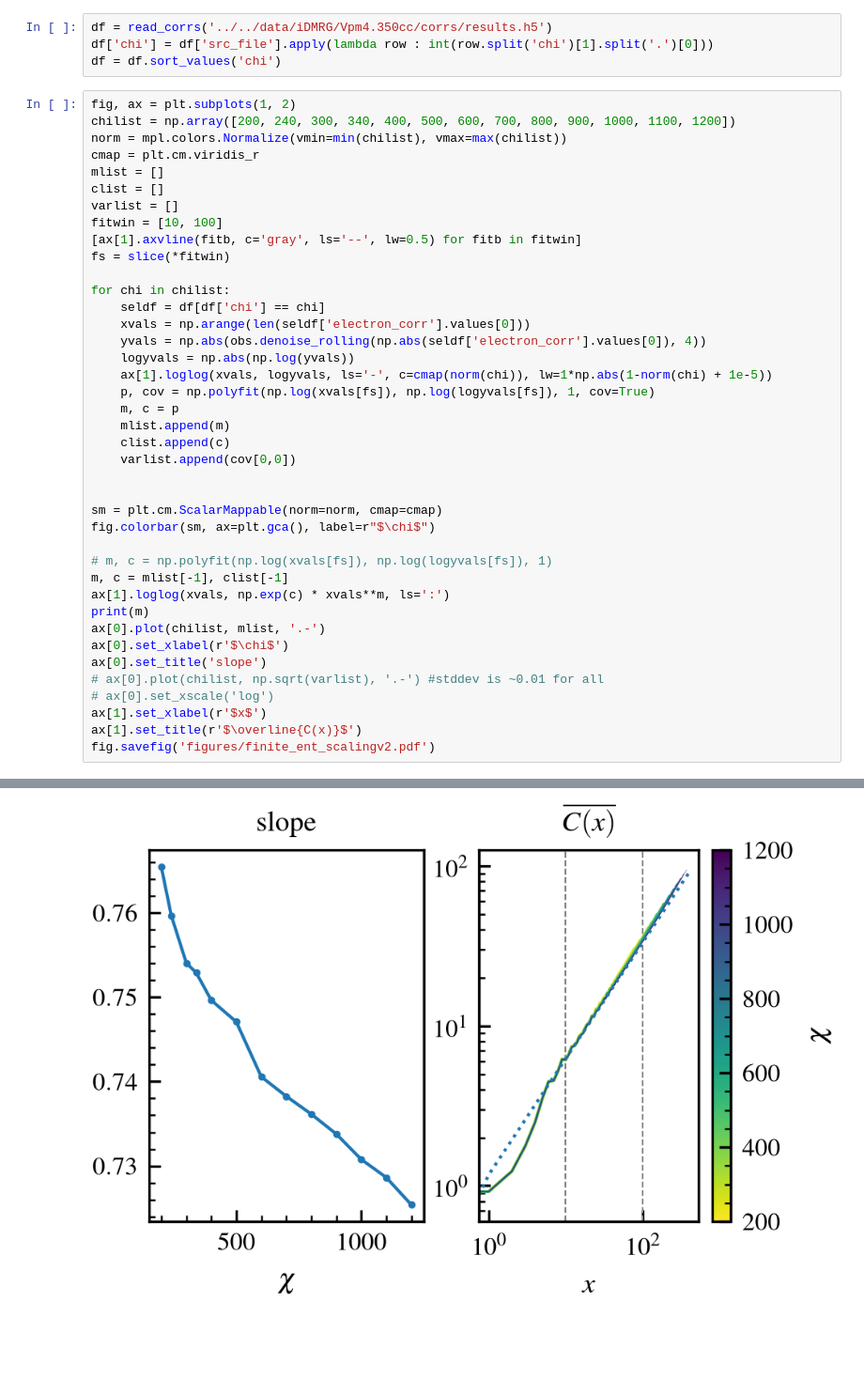
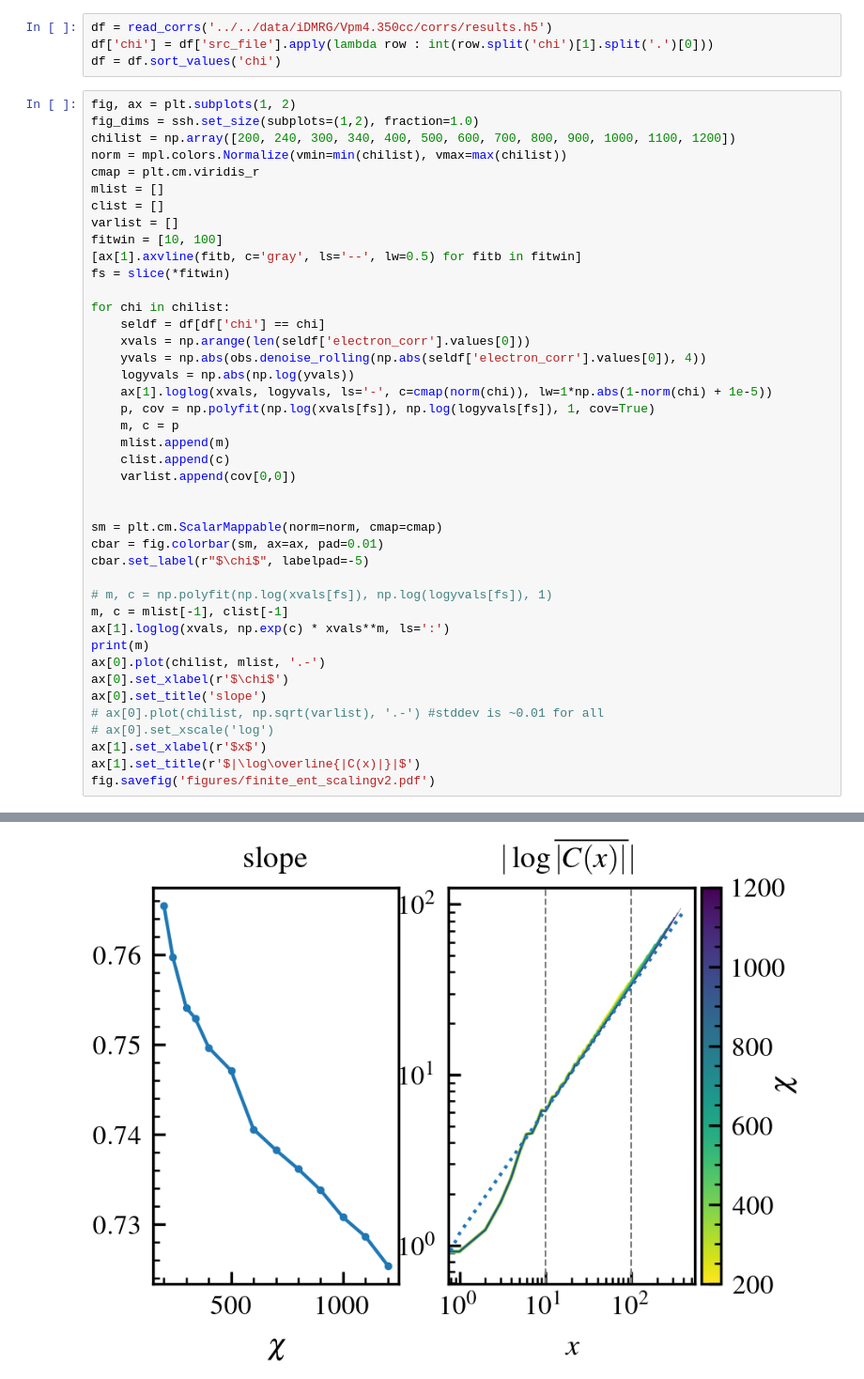
Before and after one commit to aravindhshankar/Spin1LongRangeOrder.jl, a Jupyter notebook: python/figmaker/finite_ent_scaling_fit.ipynb, the cells around one changed output, grey strips where cells are left out. Shown at 94% size. Cells and saved outputs as stored; diff of their text form; blank space fills up the shorter version.

```diff
--- a/python/figmaker/finite_ent_scaling_fit.ipynb
+++ b/python/figmaker/finite_ent_scaling_fit.ipynb
@@ -116,6 +116,7 @@ df['chi'] = df['src_file'].apply(lambda row : int(row.split('chi')[1].split('.')
 df = df.sort_values('chi')
 # %%
 fig, ax = plt.subplots(1, 2)
+fig_dims = ssh.set_size(subplots=(1,2), fraction=1.0)
 chilist = np.array([200, 240, 300, 340, 400, 500, 600, 700, 800, 900, 1000, 1100, 1200])
 norm = mpl.colors.Normalize(vmin=min(chilist), vmax=max(chilist))
 cmap = plt.cm.viridis_r
@@ -140,7 +141,8 @@ for chi in chilist:
 
 
 sm = plt.cm.ScalarMappable(norm=norm, cmap=cmap)
-fig.colorbar(sm, ax=plt.gca(), label=r"$\chi$")
+cbar = fig.colorbar(sm, ax=ax, pad=0.01)
+cbar.set_label(r"$\chi$", labelpad=-5)
 
 # m, c = np.polyfit(np.log(xvals[fs]), np.log(logyvals[fs]), 1)
 m, c = mlist[-1], clist[-1]
@@ -152,6 +154,6 @@ ax[0].set_title('slope')
 # ax[0].plot(chilist, np.sqrt(varlist), '.-') #stddev is ~0.01 for all
 # ax[0].set_xscale('log')
 ax[1].set_xlabel(r'$x$')
-ax[1].set_title(r'$\overline{C(x)}$')
+ax[1].set_title(r'$|\log\overline{|C(x)|}|$')
 fig.savefig('figures/finite_ent_scalingv2.pdf')
 # %% [output]
@@ -159 +161 @@ fig.savefig('figures/finite_ent_scalingv2.pdf')
-[figure, old version]
+[figure, new version]
```
Also changed, not shown: parts of 1 cell of this notebook, 2 other files.
